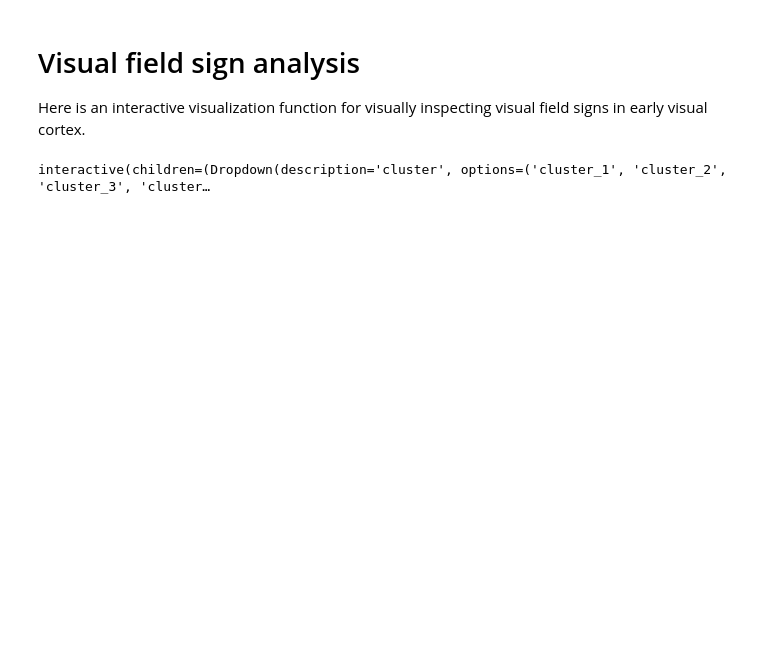
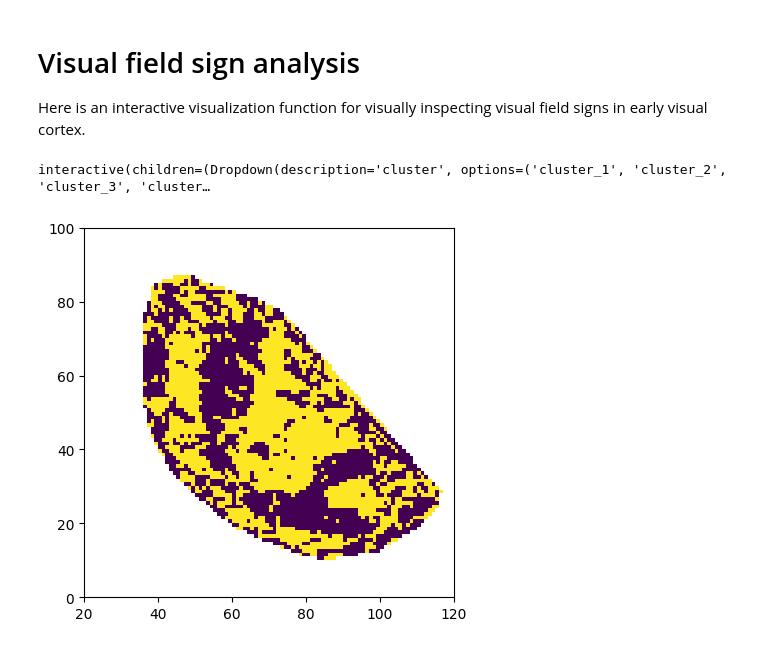
Before and after one commit to dshimaoka/VariabilityEarlyVisualCortex, a Jupyter notebook: notebooks/maps-visualization.ipynb, the cells around one changed output. Saved outputs shown, nothing was run; the diff lists cells and outputs as text; code cells hidden in the pictures; blank space fills up the shorter version.

```diff
--- a/notebooks/maps-visualization.ipynb
+++ b/notebooks/maps-visualization.ipynb
@@ -99,6 +108,11 @@ def plot3(cluster, index, dorsal_roi):
         return fieldSign(index, path='./../data', dorsal_only=dorsal_roi)
 # %% [output]
 interactive(children=(Dropdown(description='cluster', options=('cluster_1', 'cluster_2', 'cluster_3', 'cluster…
+# %%
+# check
+fieldSign('581450', './../data', dorsal_only=False)
+# %% [output]
+[figure, added]
 # %%
 # # Random sample for Supplementary Figure 3, 5, 6, 7, 8
 # random.seed('123')
```
Also changed, not shown: parts of 5 cells of this notebook, 3 other files.
